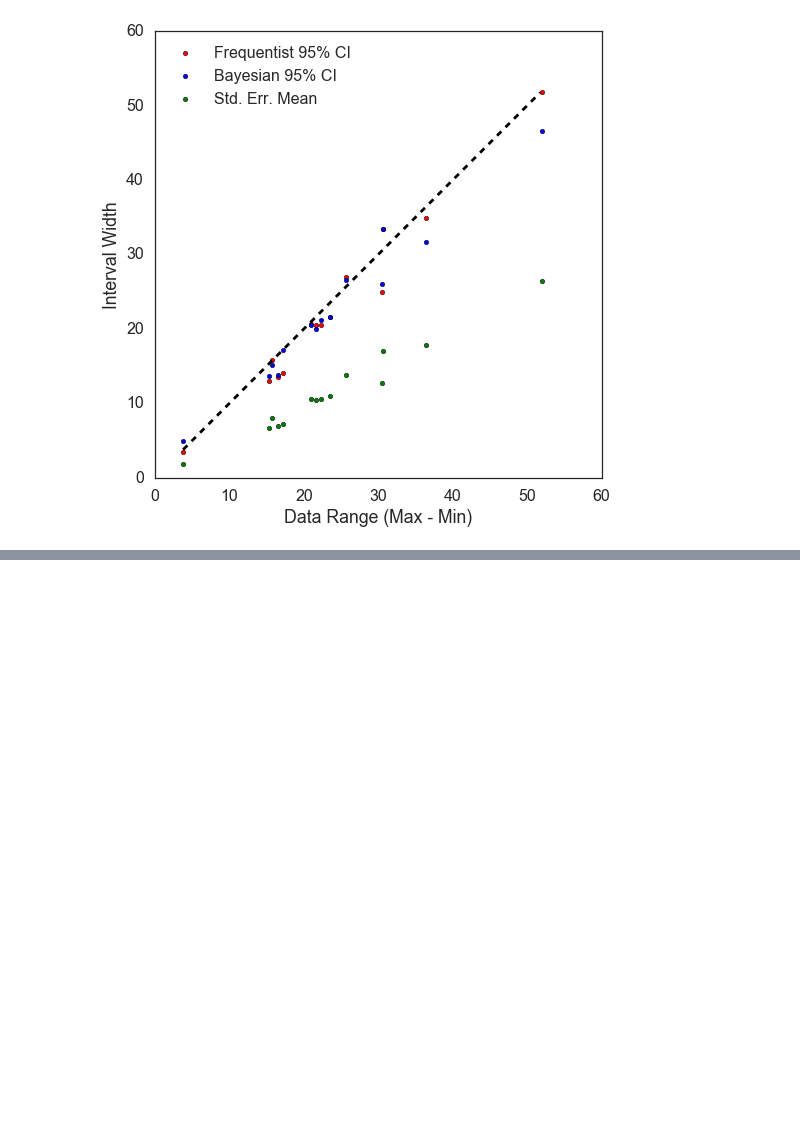
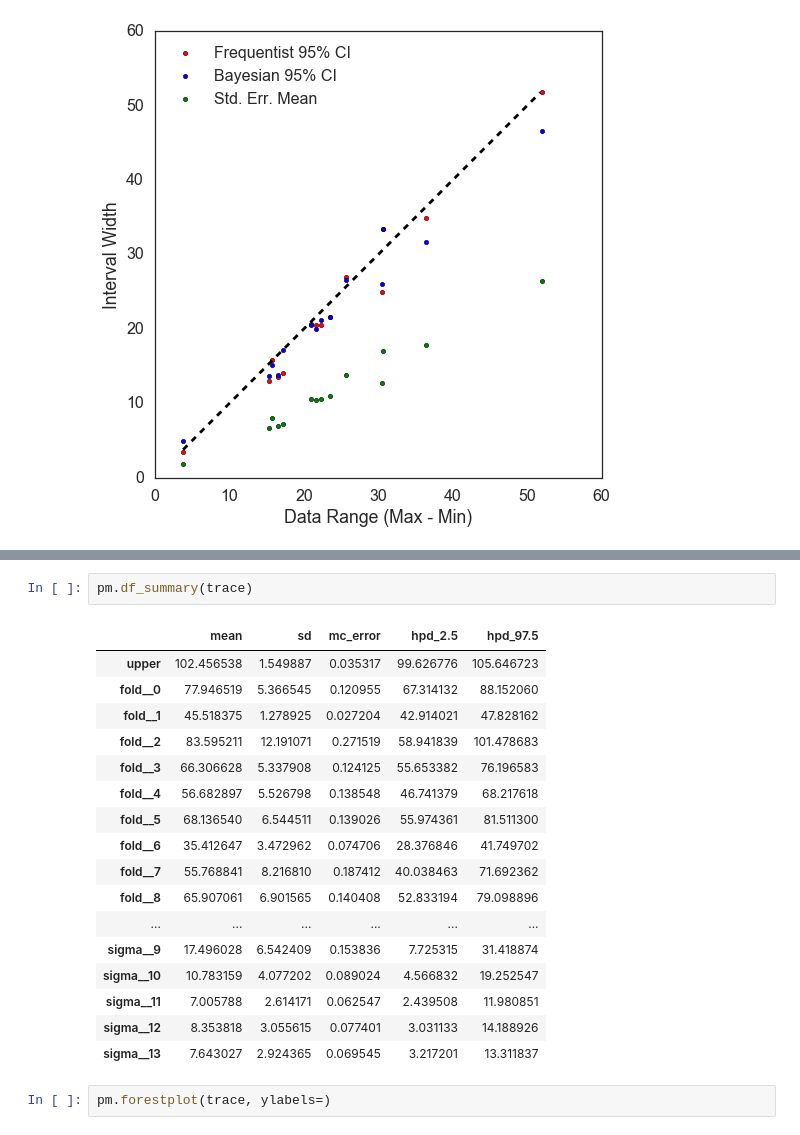
Before and after one commit to ericmjl/bayesian-measurement-paper, a Jupyter notebook: notebooks/bandoro.ipynb, the cells around one changed output, grey strips where cells are left out. Cells and saved outputs as stored; diff of their text form; blank space fills up the shorter version.

```diff
--- a/notebooks/bandoro.ipynb
+++ b/notebooks/bandoro.ipynb
@@ -219,0 +229,22 @@ plt.savefig('../figures/bandoro-range-estimates.pdf', bbox_inches='tight')
+# %%
+pm.df_summary(trace)
+# %% [output]
+|  | mean | sd | mc_error | hpd_2.5 | hpd_97.5 |
+| upper | 102.456538 | 1.549887 | 0.035317 | 99.626776 | 105.646723 |
+| fold__0 | 77.946519 | 5.366545 | 0.120955 | 67.314132 | 88.152060 |
+| fold__1 | 45.518375 | 1.278925 | 0.027204 | 42.914021 | 47.828162 |
+| fold__2 | 83.595211 | 12.191071 | 0.271519 | 58.941839 | 101.478683 |
+| fold__3 | 66.306628 | 5.337908 | 0.124125 | 55.653382 | 76.196583 |
+| fold__4 | 56.682897 | 5.526798 | 0.138548 | 46.741379 | 68.217618 |
+| fold__5 | 68.136540 | 6.544511 | 0.139026 | 55.974361 | 81.511300 |
+| fold__6 | 35.412647 | 3.472962 | 0.074706 | 28.376846 | 41.749702 |
+| fold__7 | 55.768841 | 8.216810 | 0.187412 | 40.038463 | 71.692362 |
+| fold__8 | 65.907061 | 6.901565 | 0.140408 | 52.833194 | 79.098896 |
+| ... | ... | ... | ... | ... | ... |
+| sigma__9 | 17.496028 | 6.542409 | 0.153836 | 7.725315 | 31.418874 |
+| sigma__10 | 10.783159 | 4.077202 | 0.089024 | 4.566832 | 19.252547 |
+| sigma__11 | 7.005788 | 2.614171 | 0.062547 | 2.439508 | 11.980851 |
+| sigma__12 | 8.353818 | 3.055615 | 0.077401 | 3.031133 | 14.188926 |
+| sigma__13 | 7.643027 | 2.924365 | 0.069545 | 3.217201 | 13.311837 |
+# %%
+pm.forestplot(trace, ylabels=)
```
Also changed, not shown: parts of 8 cells of this notebook, 6 other files.
